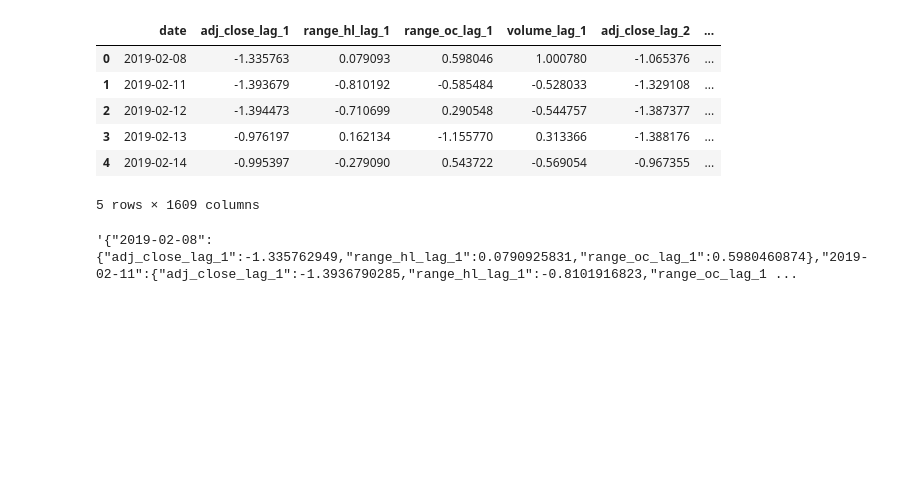
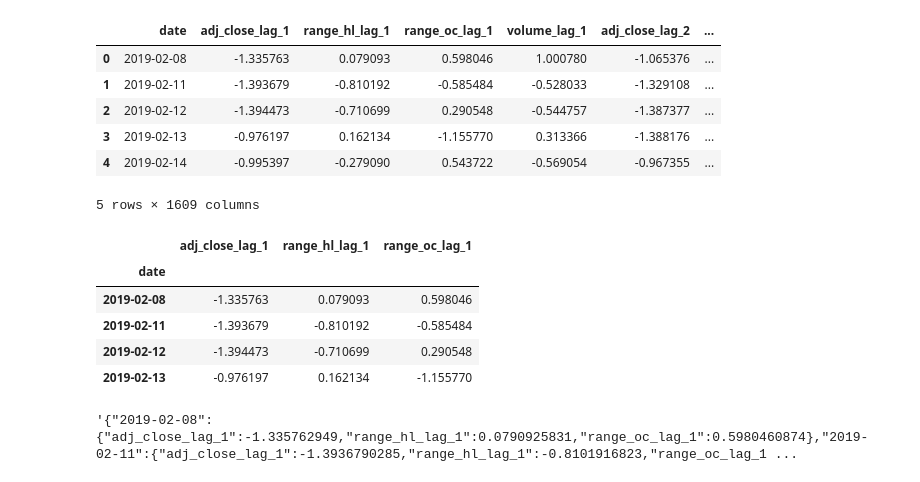
Before and after one commit to frostace/prism, a Jupyter notebook: 4. XGBoost for Regression.ipynb, the cells around one changed output. Cells and saved outputs as stored; diff of their text form; code cells hidden in the pictures; blank space fills up the shorter version.

```diff
--- a/4. XGBoost for Regression.ipynb
+++ b/4. XGBoost for Regression.ipynb
@@ -1474,6 +1496,15 @@ _all_feature.head()
 5 rows × 1609 columns
 # %%
 toy = _all_feature.iloc[:4, :4]
+# %%
+toy
+# %% [output]
+|  | adj_close_lag_1 | range_hl_lag_1 | range_oc_lag_1 |
+| date |  |  |  |
+| 2019-02-08 | -1.335763 | 0.079093 | 0.598046 |
+| 2019-02-11 | -1.393679 | -0.810192 | -0.585484 |
+| 2019-02-12 | -1.394473 | -0.710699 | 0.290548 |
+| 2019-02-13 | -0.976197 | 0.162134 | -1.155770 |
 # %%
 toy.set_index("date", inplace=True)
 # %%
```
Also changed, not shown: parts of 6 cells of this notebook, 5 other files.
